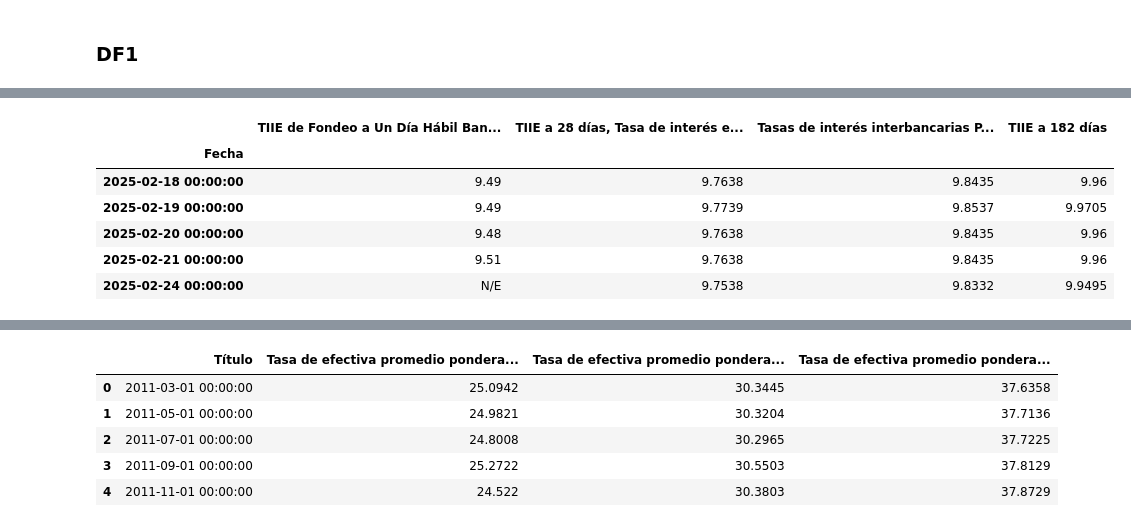
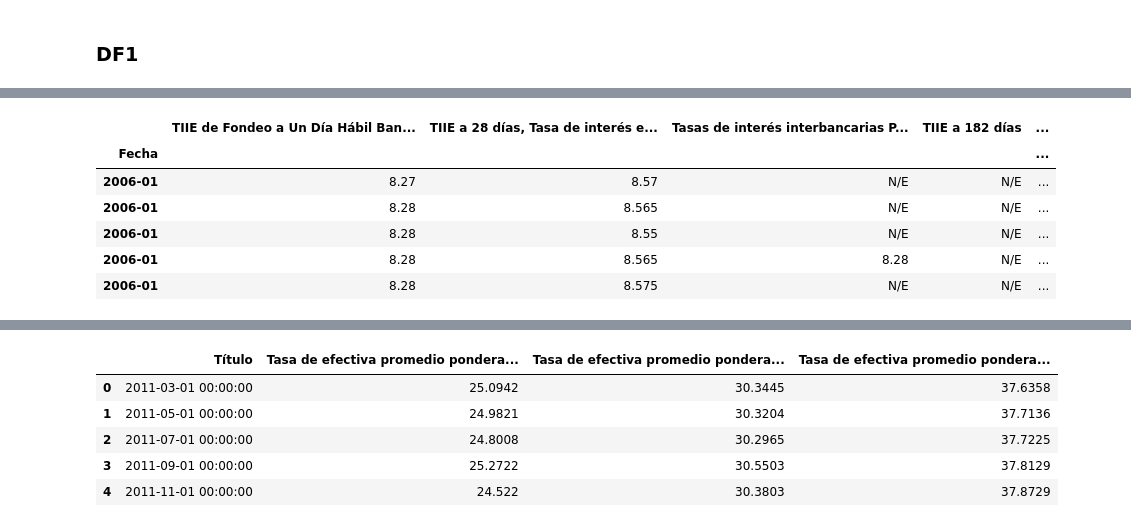
Before and after one commit to heritaco/Data-Mining, a Jupyter notebook: 03-Tasas-de-Interes-al-Consumo/02-explore-data.ipynb, the cells around one changed output, grey strips where cells are left out. Cells and saved outputs as stored; diff of their text form; code cells hidden in the pictures.

```diff
--- a/03-Tasas-de-Interes-al-Consumo/02-explore-data.ipynb
+++ b/03-Tasas-de-Interes-al-Consumo/02-explore-data.ipynb
@@ -44,12 +44,3 @@ df1.head()
 | 2 | 2006-01-04 00:00:00 | 8.28 | 8.55 | N/E | N/E | ... |
 | 3 | 2006-01-05 00:00:00 | 8.28 | 8.565 | 8.28 | N/E | ... |
 | 4 | 2006-01-06 00:00:00 | 8.28 | 8.575 | N/E | N/E | ... |
-# %%
-# solo queremos de 2010 en adelante
-
-df1 = df1[df1["Título"] >= "2009-12-30"]
-df1 = df1.reset_index(drop=True) # Se salta del 2009-12-30 al 2010-01-04
-
-df1 = df1[df1["Título"] >= "2010-01-01"]
-df1 = df1.reset_index(drop=True) # Tenemos datos desde el 2010-01-04
-df1.head()
@@ -63,4 +46,0 @@ df1.head()
-# %%
-# todos los valores de la 6 son N/E entonces la borro
-df1 = df1.drop(columns=["Tasas de interés interbancarias Por ciento anual, TIIP a 28 días"])
-df1.head()
@@ -74,16 +47,17 @@ df1.head()
 # %%
-# hacemos que la fecha sea el index
-df1 = df1.set_index("Título")
+# ya vivi esto
 
+df1 = df1.set_index("Título")   # hacemos que la fecha sea el index
+df1.index.names = ["Fecha"]     # le cambiamos el nombre de Título a Fecha
+df1.index = pd.to_datetime(df1.index) # Convertimos el index a datetime, es mas facil trabajar con fechas
+df1.index = df1.index.to_period("M") # Convertimos el index a Period con frecuencia mensual
 
-# le cambiamos el nombre de Título a Fecha
-df1.index.names = ["Fecha"]
-df1.tail()
+df1.head()
 # %% [output]
-|  | TIIE de Fondeo a Un Día Hábil Ban... | TIIE a 28 días, Tasa de interés e... | Tasas de interés interbancarias P... | TIIE a 182 días |
-| Fecha |  |  |  |  |
-| 2025-02-18 00:00:00 | 9.49 | 9.7638 | 9.8435 | 9.96 |
-| 2025-02-19 00:00:00 | 9.49 | 9.7739 | 9.8537 | 9.9705 |
-| 2025-02-20 00:00:00 | 9.48 | 9.7638 | 9.8435 | 9.96 |
-| 2025-02-21 00:00:00 | 9.51 | 9.7638 | 9.8435 | 9.96 |
-| 2025-02-24 00:00:00 | N/E | 9.7538 | 9.8332 | 9.9495 |
+|  | TIIE de Fondeo a Un Día Hábil Ban... | TIIE a 28 días, Tasa de interés e... | Tasas de interés interbancarias P... | TIIE a 182 días | ... |
+| Fecha |  |  |  |  | ... |
+| 2006-01 | 8.27 | 8.57 | N/E | N/E | ... |
+| 2006-01 | 8.28 | 8.565 | N/E | N/E | ... |
+| 2006-01 | 8.28 | 8.55 | N/E | N/E | ... |
+| 2006-01 | 8.28 | 8.565 | 8.28 | N/E | ... |
+| 2006-01 | 8.28 | 8.575 | N/E | N/E | ... |
```
Also changed, not shown: parts of 27 cells of this notebook, 1 other file.
